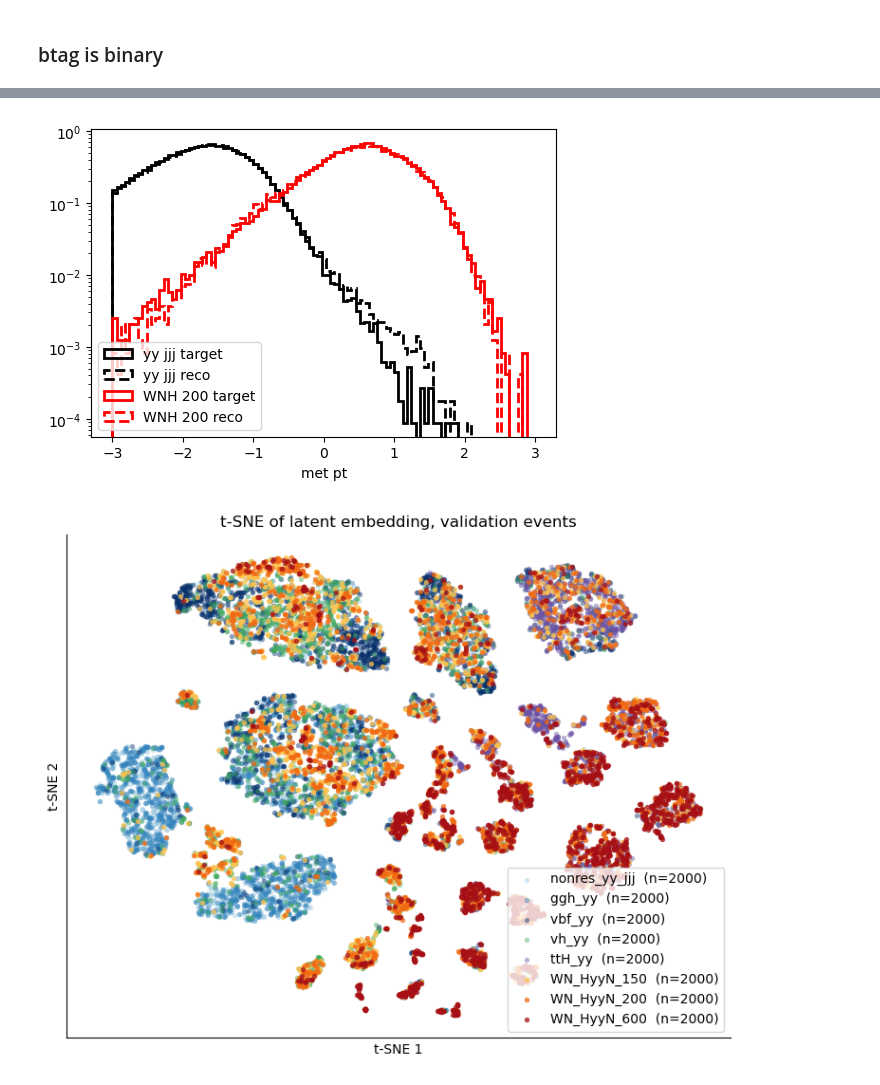
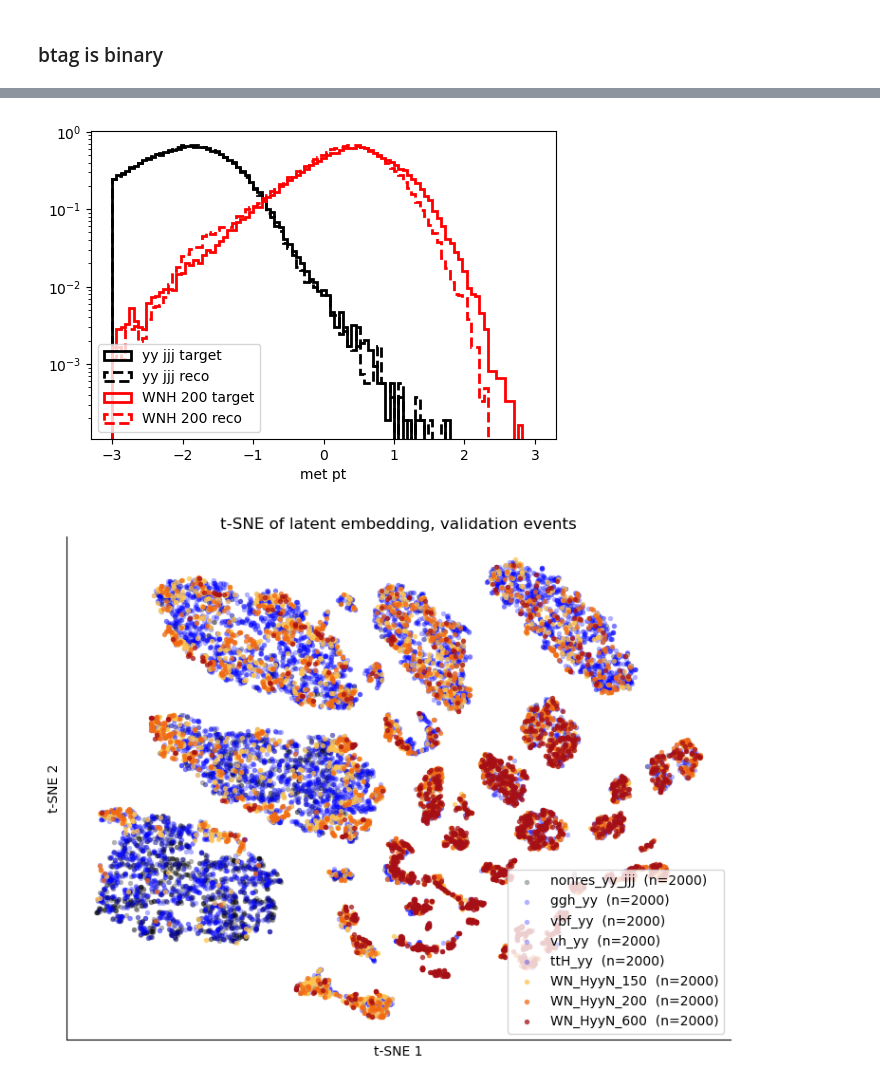
Before and after one commit to Patchouligoo/particle_transformer_ae, a Jupyter notebook: jupyternotebooks/train_autoencoder.ipynb, the cells around one changed output, grey strips where cells are left out. Saved outputs shown, nothing was run; the diff lists cells and outputs as text; code cells hidden in the pictures.

Commit message:
[dev] use bkg only for autoencoder training

```diff
--- a/jupyternotebooks/train_autoencoder.ipynb
+++ b/jupyternotebooks/train_autoencoder.ipynb
@@ -38,18 +38,21 @@ from src.model.loss import compute_loss
 repo: /global/u2/m/mukyu/Misc/Invertible_eocnder/particle_transformer_ae
 LOCAL_BASE_DIR: /pscratch/sd/d/dnoll/projects/haxad/EventGenDelphes/output/
 # %%
-num_events_per_process=200_000
+num_events_per_process=500_000
 
 nonres_yy_jjj = process_delphes_events("nonres_yy_jjj", num_events_per_process=1_000_000)
 ggh_yy = process_delphes_events("ggh_yy", num_events_per_process=num_events_per_process)
 vbf_yy = process_delphes_events("vbf_yy", num_events_per_process=num_events_per_process)
 vh_yy = process_delphes_events("vh_yy", num_events_per_process=num_events_per_process)
 ttH_yy = process_delphes_events("ttH_yy", num_events_per_process=num_events_per_process)
-WN_HyyN_150 = process_delphes_events("WN_HyyN_150", num_events_per_process=num_events_per_process)
-WN_HyyN_200 = process_delphes_events("WN_HyyN_200", num_events_per_process=num_events_per_process)
-WN_HyyN_600 = process_delphes_events("WN_HyyN_600", num_events_per_process=num_events_per_process)
 
-combined_df = pd.concat([nonres_yy_jjj, ggh_yy, vbf_yy, vh_yy, ttH_yy, WN_HyyN_150, WN_HyyN_200, WN_HyyN_600], ignore_index=True)
+# only use bkg process for unsupervised training
+# WN_HyyN_150 = process_delphes_events("WN_HyyN_150", num_events_per_process=num_events_per_process)
+# WN_HyyN_200 = process_delphes_events("WN_HyyN_200", num_events_per_process=num_events_per_process)
+# WN_HyyN_600 = process_delphes_events("WN_HyyN_600", num_events_per_process=num_events_per_process)
+# combined_df = pd.concat([nonres_yy_jjj, ggh_yy, vbf_yy, vh_yy, ttH_yy, WN_HyyN_150, WN_HyyN_200, WN_HyyN_600], ignore_index=True)
+
+combined_df = pd.concat([nonres_yy_jjj, ggh_yy, vbf_yy, vh_yy, ttH_yy], ignore_index=True)
 
 # shuffle the combined dataframe to avoid any ordering bias
 combined_df = combined_df.sample(frac=1, random_state=42).reset_index(drop=True)
@@ -277,6 +280,32 @@ print("saved to", WEIGHTS_DIR)
 saved to /global/u2/m/mukyu/Misc/Invertible_eocnder/particle_transformer_ae/model_weights
 # %% [markdown]
 ### Check reconstructed validation features
+# %%
+# create validation set with wnh and yy_jjj
+
+num_events_per_process=100_000
+
+nonres_yy_jjj = process_delphes_events("nonres_yy_jjj", num_events_per_process=num_events_per_process)
+ggh_yy = process_delphes_events("ggh_yy", num_events_per_process=num_events_per_process)
+vbf_yy = process_delphes_events("vbf_yy", num_events_per_process=num_events_per_process)
+vh_yy = process_delphes_events("vh_yy", num_events_per_process=num_events_per_process)
+ttH_yy = process_delphes_events("ttH_yy", num_events_per_process=num_events_per_process)
+WN_HyyN_150 = process_delphes_events("WN_HyyN_150", num_events_per_process=num_events_per_process)
+WN_HyyN_200 = process_delphes_events("WN_HyyN_200", num_events_per_process=num_events_per_process)
+WN_HyyN_600 = process_delphes_events("WN_HyyN_600", num_events_per_process=num_events_per_process)
+combined_df = pd.concat([nonres_yy_jjj, ggh_yy, vbf_yy, vh_yy, ttH_yy, WN_HyyN_150, WN_HyyN_200, WN_HyyN_600], ignore_index=True)
+
+# shuffle the combined dataframe to avoid any ordering bias
+combined_df = combined_df.sample(frac=1, random_state=42).reset_index(drop=True)
+
+# particle_level (n, 13, 7), kin_raw (n, 13, 4), process_id (n,), event_weight (n,); pair features are built per batch from kin_raw
+arrays = build_arrays(combined_df)
+
+normalization_params = compute_normalization(arrays)
+arrays_normalized = apply_normalization(arrays, normalization_params)
+
+val_dataset = make_dataset(slice(0, -1))
+val_dataloader = GpuBatchLoader(val_dataset, batch_size=4096, shuffle=False, drop_last=False)  # every validation event counts
 # %%
 validation_features_target = []
 validation_features_reco = []
@@ -514,7 +543,7 @@ plt.yscale('log')
 plt.xlabel("met pt")
 plt.show()
 # %% [output]
-[figure, old version]
+[figure, new version]
 # %%
 # ── t-SNE of the latent embedding on validation events ─────────────────────────────────────────
 # Backgrounds (process_id > 0) in cold colors, BSM W→N(→Hγγ) mass points (process_id < 0) in warm colors.
@@ -540,36 +569,36 @@ z_keep, y_keep = z[keep], y[keep]
 # 3) t-SNE
 tsne = TSNE(n_components=2, perplexity=30, init="pca", learning_rate="auto", random_state=42)
 emb2d = tsne.fit_transform(z_keep)
 
 # 4) plot
 id_to_name = {v["process_id"]: k for k, v in process_dict.items()}
-cold = {1: "#9ecae1", 2: "#3182bd", 3: "#08306b", 4: "#41ab5d", 5: "#6a51a3"}   # SM backgrounds
+cold = {1: "black", 2: "blue", 3: "blue", 4: "blue", 5: "blue"}   # SM backgrounds
 warm = {-1: "#fec44f", -2: "#f16913", -3: "#d7301f", -4: "#a50f15"}             # N mass points
 
 fig, ax = plt.subplots(figsize=(7.5, 6))
-for group, alpha in ((cold, 0.45), (warm, 0.75)):        # backgrounds first, signals drawn on top
+for group, alpha in ((cold, 0.3), (warm, 0.75)):        # backgrounds first, signals drawn on top
     for pid, color in group.items():
         m = y_keep == pid
         if not m.any():
             continue
         ax.scatter(
             emb2d[m, 0], emb2d[m, 1],
             s=15, c=color, alpha=alpha, linewidths=0, rasterized=True,
             label=f"{id_to_name.get(pid, pid)}  (n={m.sum()})",
         )
 
 ax.set_title("t-SNE of latent embedding, validation events")
 ax.set_xlabel("t-SNE 1")
 ax.set_ylabel("t-SNE 2")
 ax.set_xticks([])
 ax.set_yticks([])
 for side in ("top", "right"):
     ax.spines[side].set_visible(False)
 ax.legend()
 plt.tight_layout()
 plt.show()
 # %% [output]
-[figure, old version]
+[figure, new version]
 # %%
 for dim in range(validation_latent_z.shape[1]):
     f = plt.figure(figsize=(6, 4))
```
Also changed, not shown: parts of 11 cells of this notebook.
